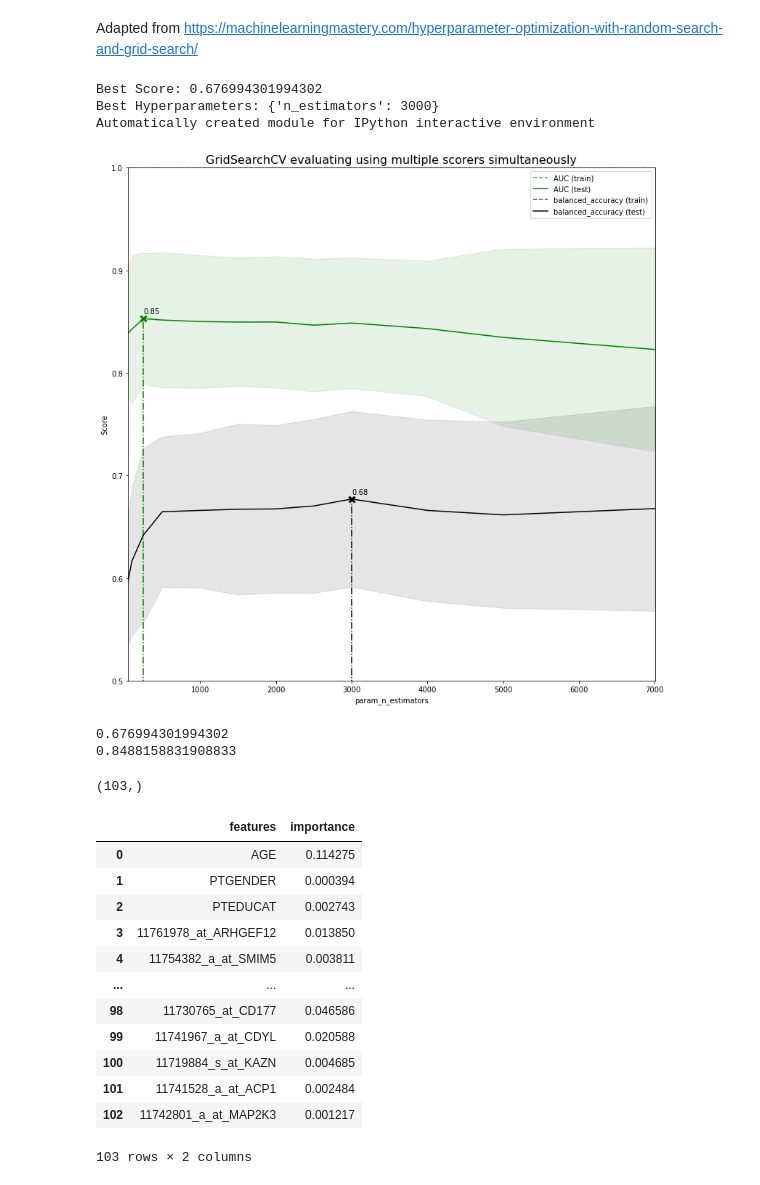
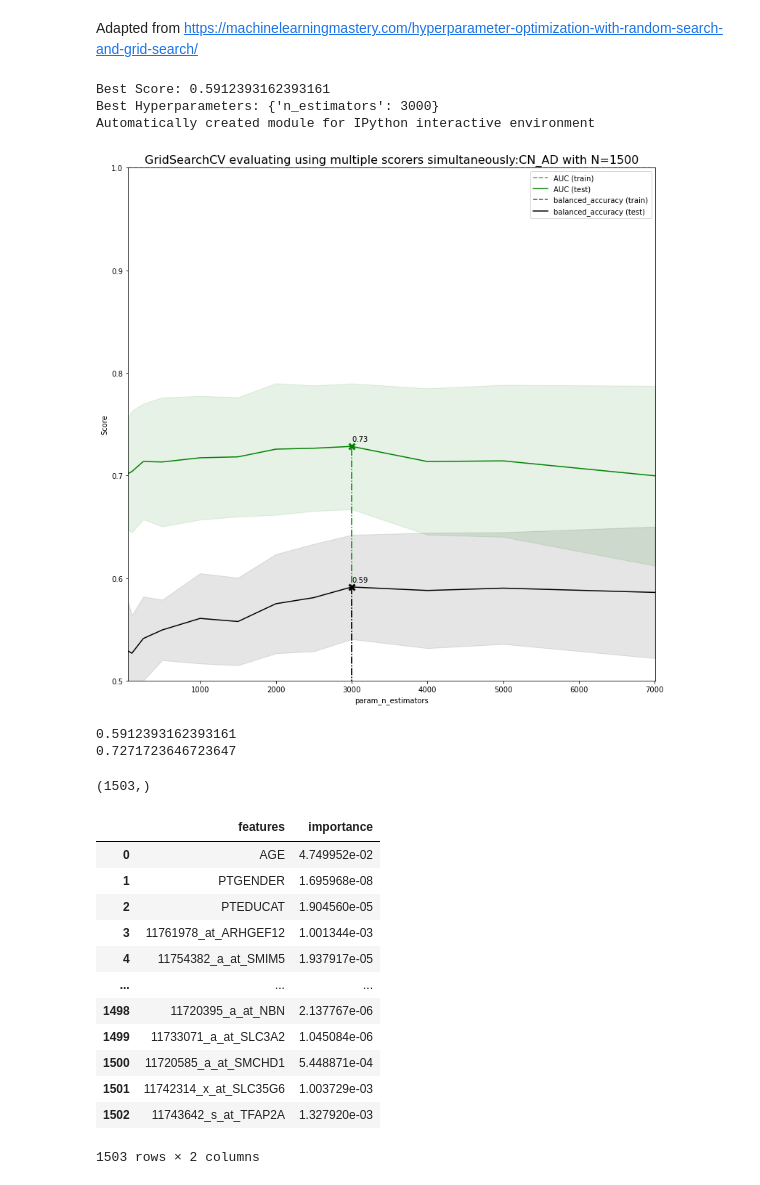
Before and after one commit to mvrl/ADNI_Genetics, a Jupyter notebook: gene_expression/Classification_Gene_Expr.ipynb, the cells around one changed output. Cells and saved outputs as stored; diff of their text form; code cells hidden in the pictures.

```diff
--- a/gene_expression/Classification_Gene_Expr.ipynb
+++ b/gene_expression/Classification_Gene_Expr.ipynb
@@ -201,12 +203,13 @@ df_p2
 # %% [markdown]
 ## Classifier
 # %%
-N = 100
+N = 1500
+data_path = final_path
 groups = 'CN_AD'
 classes = groups.split('_')
 #Gene ranking based on ttest
-ttest = read_csv(os.path.join(data_path,'t_test_0.10_geneExpr_Unfiltered_bl.csv')).sort_values('CN_AD').reset_index()
-important_probes = ttest.sort_values('CN_AD'+'_c')['Gene'][0:N] #suffix _c to use the FDR corrected p values
+ttest = read_csv(os.path.join(data_path,'t_test_0.10_geneExpr_Unfiltered_bl.csv')).sort_values(groups).reset_index()
+important_probes = ttest.sort_values(groups+'_c')['Gene'][0:N] #suffix _c to use the FDR corrected p values
 #CHANGE THE LINE ABOVE ACCORDINGLY FOR DIFFERENT CLASSES
 
 #Gene Expression Data
@@ -315,7 +322,7 @@ print(__doc__)
 
 
 plt.figure(figsize=(13, 13))
-plt.title("GridSearchCV evaluating using multiple scorers simultaneously",
+plt.title("GridSearchCV evaluating using multiple scorers simultaneously:"+groups+' with N='+str(N),
           fontsize=16)
 
 plt.xlabel("param_n_estimators")
@@ -329,35 +336,35 @@ ax.set_ylim(0.50, 1)
 X_axis = np.array(results['param_n_estimators'].data, dtype=float)
 
 for scorer, color in zip(sorted(scoring), ['g', 'k']):
     for sample, style in (('train', '--'), ('test', '-')):
         sample_score_mean = results['mean_%s_%s' % (sample, scorer)]
         sample_score_std = results['std_%s_%s' % (sample, scorer)]
         ax.fill_between(X_axis, sample_score_mean - sample_score_std,
                         sample_score_mean + sample_score_std,
                         alpha=0.1 if sample == 'test' else 0, color=color)
         ax.plot(X_axis, sample_score_mean, style, color=color,
                 alpha=1 if sample == 'test' else 0.7,
                 label="%s (%s)" % (scorer, sample))
 
     best_index = np.nonzero(results['rank_test_%s' % scorer] == 1)[0][0]
     best_score = results['mean_test_%s' % scorer][best_index]
 
     # Plot a dotted vertical line at the best score for that scorer marked by x
     ax.plot([X_axis[best_index], ] * 2, [0, best_score],
             linestyle='-.', color=color, marker='x', markeredgewidth=3, ms=8)
 
     # Annotate the best score for that scorer
     ax.annotate("%0.2f" % best_score,
                 (X_axis[best_index], best_score + 0.005))
 
 plt.legend(loc="best")
 plt.grid(False)
 plt.show()
 # %% [output]
-Best Score: 0.676994301994302
+Best Score: 0.5912393162393161
 Best Hyperparameters: {'n_estimators': 3000}
 Automatically created module for IPython interactive environment
-[figure, old version]
+[figure, new version]
 # %%
 from sklearn.ensemble import (RandomForestClassifier,
                               GradientBoostingClassifier)
@@ -397,14 +404,14 @@ for train, test in cv.split(X, y):
 print(sum(acc)/len(acc))
 print(sum(auc)/len(auc))
 # %% [output]
-0.676994301994302
-0.8488158831908833
+0.5912393162393161
+0.7271723646723647
 # %%
 imp = np.array(imp)
 imp = imp.mean(axis=0)
 imp.shape
 # %% [output]
-(103,)
+(1503,)
 # %%
 imp_df = pd.DataFrame(columns=['features','importance'])
 imp_df['features'] = list(X.columns)
@@ -412,18 +419,18 @@ imp_df['importance'] = imp
 imp_df
 # %% [output]
 |  | features | importance |
-| 0 | AGE | 0.114275 |
-| 1 | PTGENDER | 0.000394 |
-| 2 | PTEDUCAT | 0.002743 |
-| 3 | 11761978_at_ARHGEF12 | 0.013850 |
-| 4 | 11754382_a_at_SMIM5 | 0.003811 |
+| 0 | AGE | 4.749952e-02 |
+| 1 | PTGENDER | 1.695968e-08 |
+| 2 | PTEDUCAT | 1.904560e-05 |
+| 3 | 11761978_at_ARHGEF12 | 1.001344e-03 |
+| 4 | 11754382_a_at_SMIM5 | 1.937917e-05 |
 | ... | ... | ... |
-| 98 | 11730765_at_CD177 | 0.046586 |
-| 99 | 11741967_a_at_CDYL | 0.020588 |
-| 100 | 11719884_s_at_KAZN | 0.004685 |
-| 101 | 11741528_a_at_ACP1 | 0.002484 |
-| 102 | 11742801_a_at_MAP2K3 | 0.001217 |
+| 1498 | 11720395_a_at_NBN | 2.137767e-06 |
+| 1499 | 11733071_a_at_SLC3A2 | 1.045084e-06 |
+| 1500 | 11720585_a_at_SMCHD1 | 5.448871e-04 |
+| 1501 | 11742314_x_at_SLC35G6 | 1.003729e-03 |
+| 1502 | 11743642_s_at_TFAP2A | 1.327920e-03 |
-103 rows × 2 columns
+1503 rows × 2 columns
 # %%
 imp_df_sorted = imp_df.sort_values(by=['importance'],ascending=False)
 imp_df_sorted
```
Also changed, not shown: parts of 7 cells of this notebook, 7 other files.
